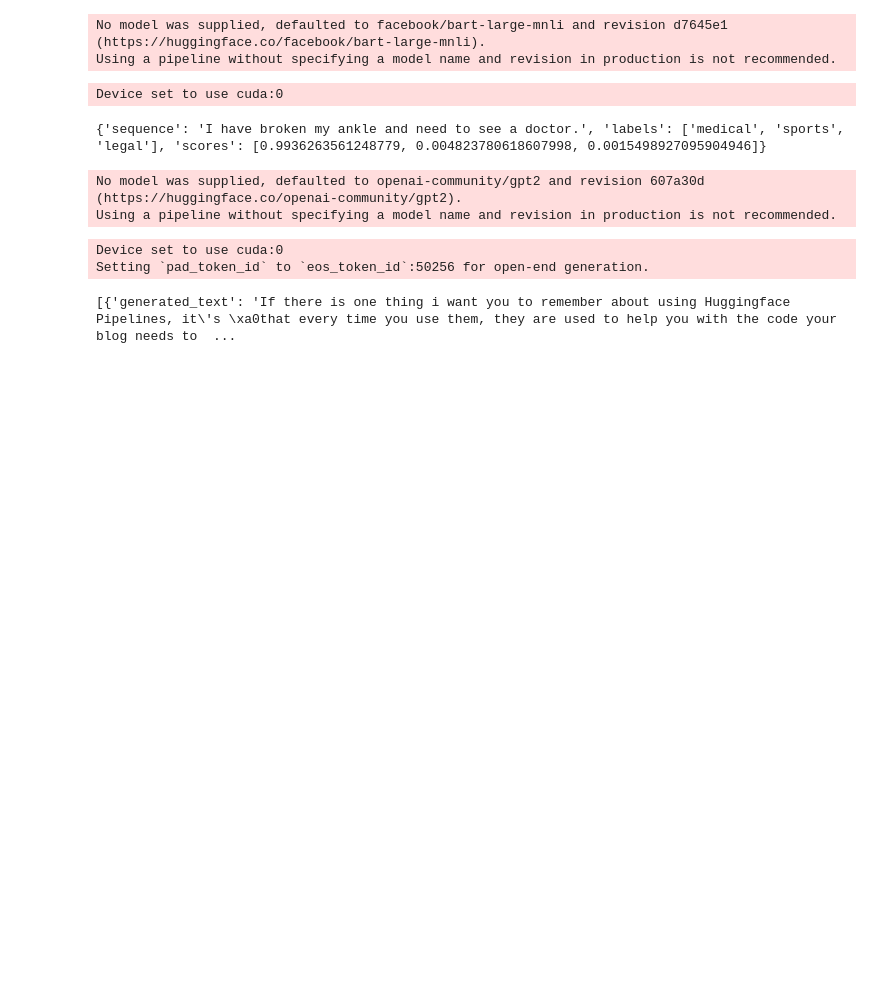
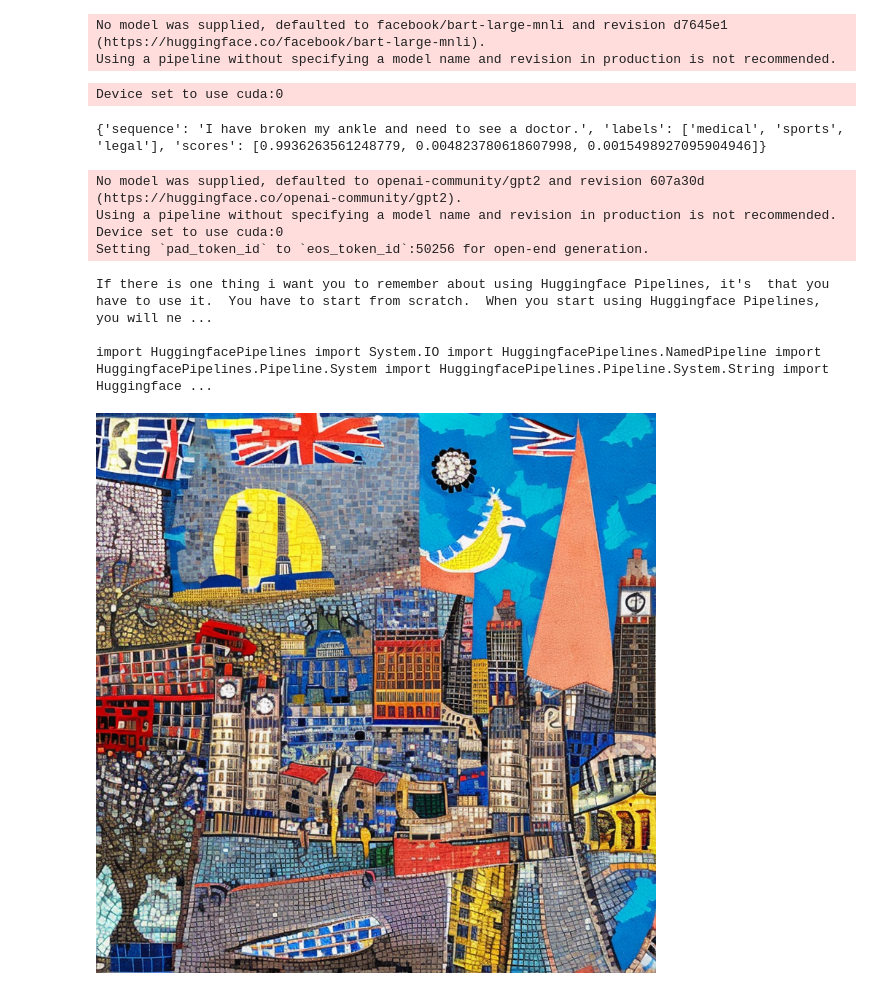
Before and after one commit to bharathkreddy/brks_agents, a Jupyter notebook: Transformers.ipynb, the cells around one changed output. Saved outputs shown, nothing was run; the diff lists cells and outputs as text; code cells hidden in the pictures; blank space fills up the shorter version.

```diff
--- a/Transformers.ipynb
+++ b/Transformers.ipynb
@@ -149,10 +149,28 @@ Device set to use cuda:0
 
 generator = pipeline('text-generation', device=0)
 result = generator("If there is one thing i want you to remember about using Huggingface Pipelines, it's ")
-print(result[0].['generated_text'])
+print(result[0]['generated_text'])
 # %% [output]
 No model was supplied, defaulted to openai-community/gpt2 and revision 607a30d (https://huggingface.co/openai-community/gpt2).
 Using a pipeline without specifying a model name and revision in production is not recommended.
+Device set to use cuda:0
+Setting `pad_token_id` to `eos_token_id`:50256 for open-end generation.
-Device set to use cuda:0
-Setting `pad_token_id` to `eos_token_id`:50256 for open-end generation.
+If there is one thing i want you to remember about using Huggingface Pipelines, it's  that you have to use it.  You have to start from scratch.  When you start using Huggingface Pipelines, you will ne ...
+
+import HuggingfacePipelines import System.IO import HuggingfacePipelines.NamedPipeline import HuggingfacePipelines.Pipeline.System import HuggingfacePipelines.Pipeline.System.String import Huggingface ...
-[{'generated_text': 'If there is one thing i want you to remember about using Huggingface Pipelines, it\'s \xa0that every time you use them, they are used to help you with the code your blog needs to  ...
+# %%
+# Image Generation
+
+pipe = DiffusionPipeline.from_pretrained(
+    "stabilityai/stable-diffusion-2",
+    torch_dtype=torch.float16,
+    use_safetensors=True,
+    variant="fp16",
+)
+pipe.to('cuda')
+
+text = "A mosaic depicting london, in surreal style of Salvador Dali."
+image = pipe(prompt=text).images[0]
+image
+# %% [output]
+[figure, added]
```
Also changed, not shown: parts of 1 cell of this notebook.
